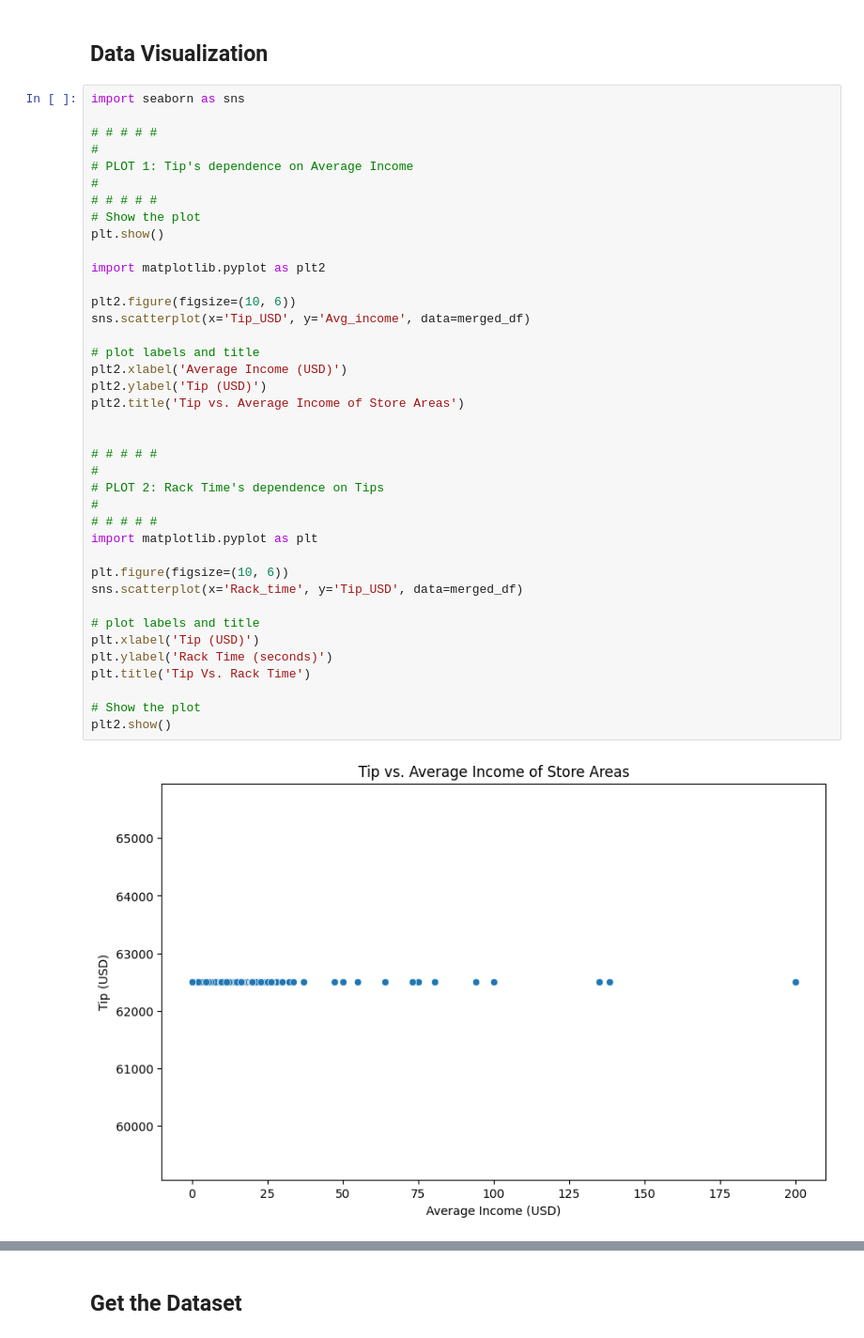
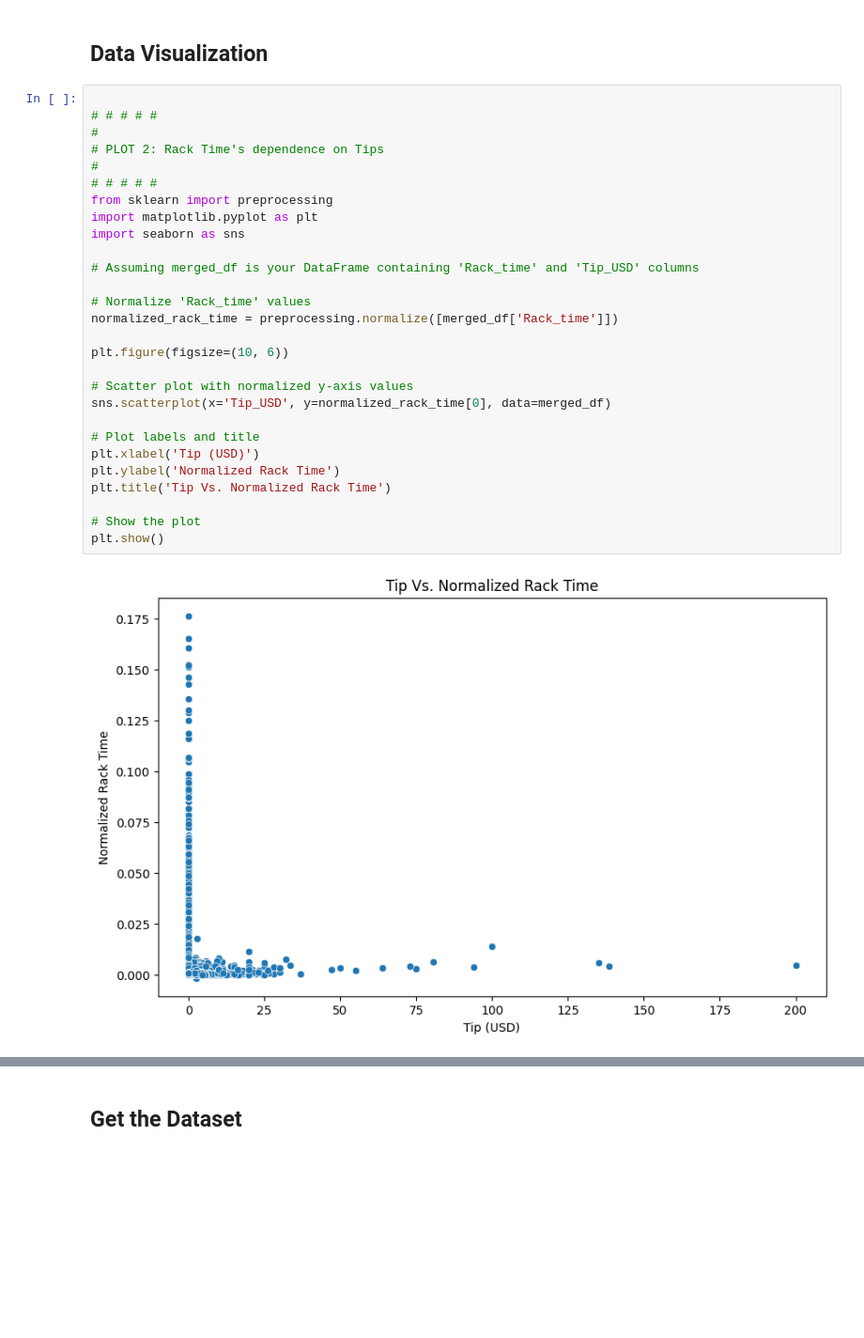
Before and after one commit to CS-499-Group1-F23/Optimal-Tip-Model, a Jupyter notebook: playgroud.ipynb, the cells around one changed output, grey strips where cells are left out. Shown at 94% size. Drawn from its saved outputs; the diff is of its cells as text; blank space fills up the shorter version.

Commit message:
Data visualization 2

```diff
--- a/playgroud.ipynb
+++ b/playgroud.ipynb
@@ -48,43 +56,32 @@ merged_df.to_csv("merged_data.csv", index=False)
 # %% [markdown]
 ## Data Visualization
 # %%
-import seaborn as sns
-
-# # # # #
-#
-# PLOT 1: Tip's dependence on Average Income
-#
-# # # # #
-# Show the plot
-plt.show()
-
-import matplotlib.pyplot as plt2
-
-plt2.figure(figsize=(10, 6))
-sns.scatterplot(x='Tip_USD', y='Avg_income', data=merged_df)
-
-# plot labels and title
-plt2.xlabel('Average Income (USD)')
-plt2.ylabel('Tip (USD)')
-plt2.title('Tip vs. Average Income of Store Areas')
-
 
 # # # # #
 #
 # PLOT 2: Rack Time's dependence on Tips
 #
 # # # # #
+from sklearn import preprocessing
 import matplotlib.pyplot as plt
+import seaborn as sns
+
+# Assuming merged_df is your DataFrame containing 'Rack_time' and 'Tip_USD' columns
+
+# Normalize 'Rack_time' values
+normalized_rack_time = preprocessing.normalize([merged_df['Rack_time']])
 
 plt.figure(figsize=(10, 6))
-sns.scatterplot(x='Rack_time', y='Tip_USD', data=merged_df)
 
-# plot labels and title
+# Scatter plot with normalized y-axis values
+sns.scatterplot(x='Tip_USD', y=normalized_rack_time[0], data=merged_df)
+
+# Plot labels and title
 plt.xlabel('Tip (USD)')
-plt.ylabel('Rack Time (seconds)')
-plt.title('Tip Vs. Rack Time')
+plt.ylabel('Normalized Rack Time')
+plt.title('Tip Vs. Normalized Rack Time')
 
 # Show the plot
-plt2.show()
+plt.show()
 # %% [output]
-[figure, old version]
+[figure, new version]
```
Also changed, not shown: parts of 4 cells of this notebook, 3 other files.
